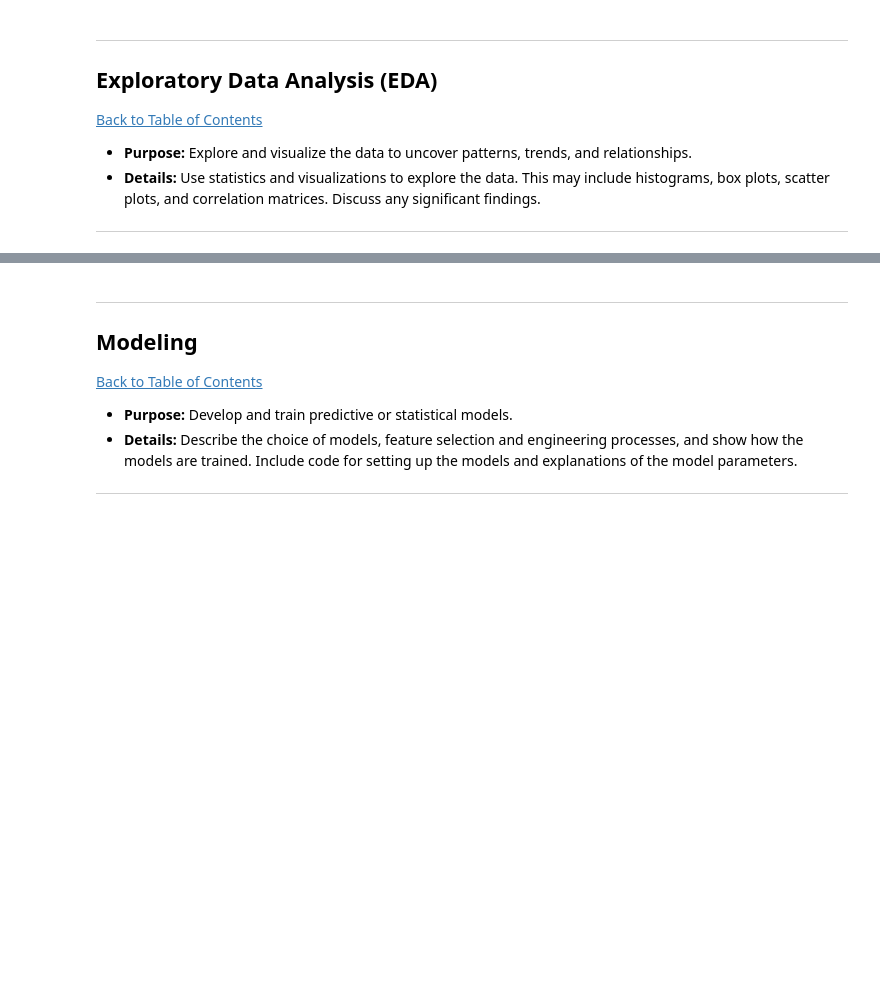
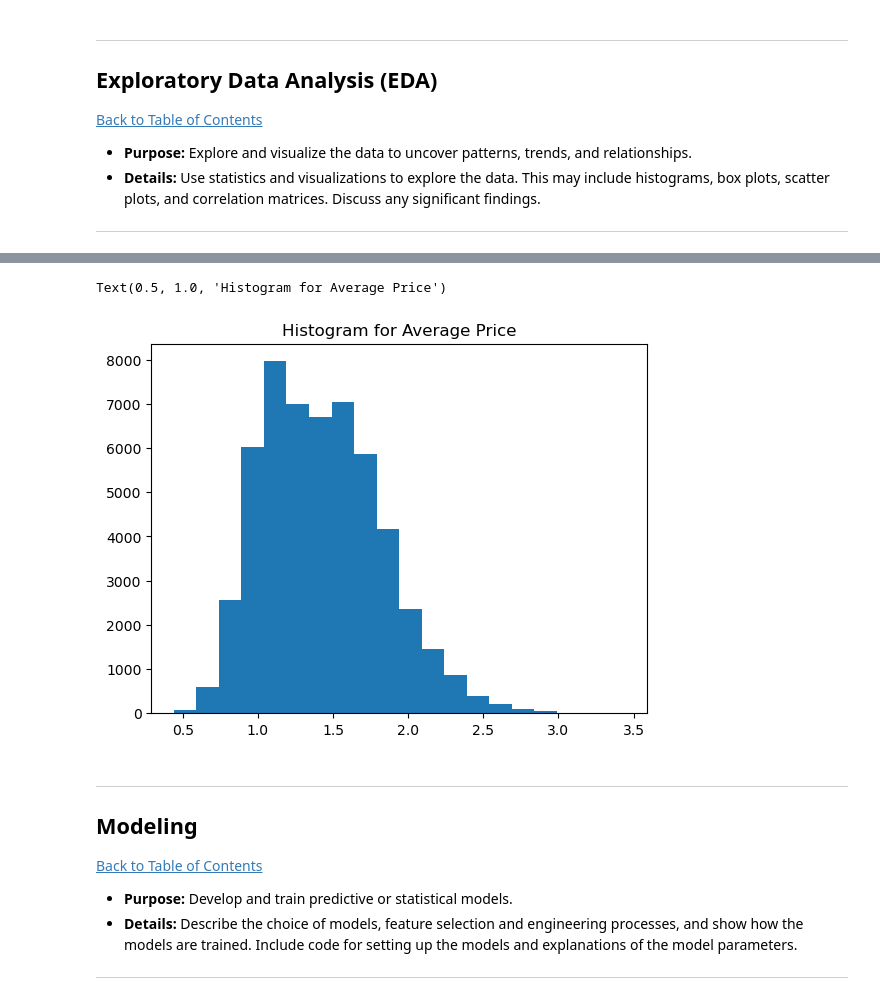
Before and after one commit to maseedatM5/Workplace, a Jupyter notebook: QCTO---Workplace-Module-Notebook-Template-4571.ipynb, the cells around one changed output, grey strips where cells are left out. Saved outputs shown, nothing was run; the diff lists cells and outputs as text; code cells hidden in the pictures; blank space fills up the shorter version.

```diff
--- a/QCTO---Workplace-Module-Notebook-Template-4571.ipynb
+++ b/QCTO---Workplace-Module-Notebook-Template-4571.ipynb
@@ -333,3 +406,11 @@ plot_release_by_year(df_copy)
+# %%
+
+
+plt.hist(df_copy['AveragePrice'], bins=20)
+plt.title('Histogram for Average Price')
+# %% [output]
+Text(0.5, 1.0, 'Histogram for Average Price')
+[figure, added]
 # %% [markdown]
 ---
 <a href=#six></a>
```
Also changed, not shown: parts of 13 cells of this notebook, 1 other file.
